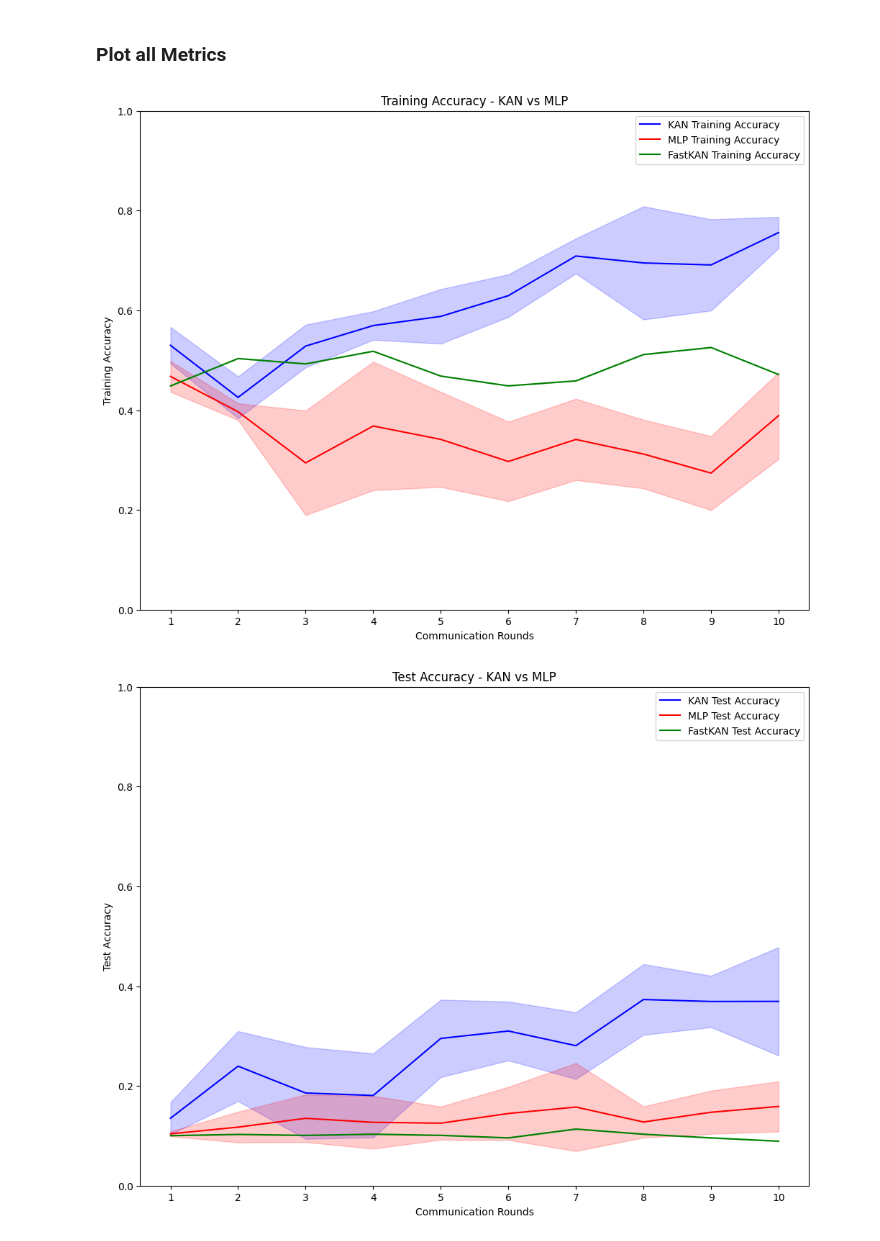
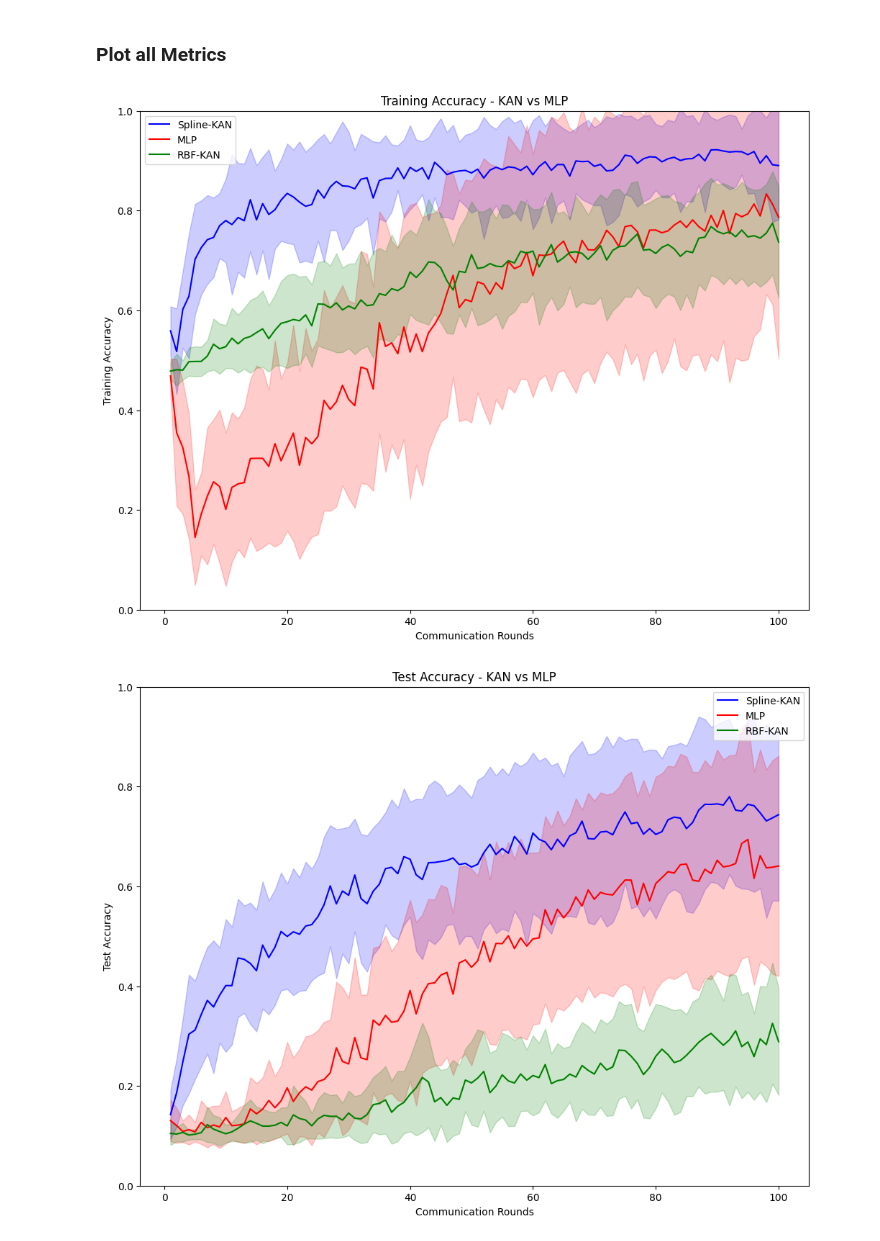
Before and after one commit to artsasse/fedkan, a Jupyter notebook: Flower_MNIST_MLP.ipynb, the cells around one changed output. Cells and saved outputs as stored; diff of their text form; code cells hidden in the pictures.

```diff
--- a/Flower_MNIST_MLP.ipynb
+++ b/Flower_MNIST_MLP.ipynb
@@ -8,16 +6,16 @@ This notebook is based mainly on the Flower Tutorial "Use a federated learning s
 ## Global Values
 # %%
 NUM_PARTITIONS = 100
-BATCH_SIZE = 100
-LOCAL_EPOCHS = 1
+BATCH_SIZE = 64
+LOCAL_EPOCHS = 5
 FRACTION_CLIENTS = 0.1
-COMM_ROUNDS = 10
-NET_TYPE = "fastkan"
+COMM_ROUNDS = 100
+NET_TYPE = "kan"
 LEARNING_RATE = 0.1
 MOMENTUM = 0.9
 HISTORY = {}
-TRY_DEVICE = "cpu"
-SEED = 13
+TRY_DEVICE = "cuda" # 'cuda' for gpu
+SEED = 249
 # %% [markdown]
 ## Dependencies
 # %%
@@ -498,8 +530,7 @@ RuntimeError: Exception in ServerApp thread
 # %% [markdown]
 ### Serialize Results and Save to Google Drive
 # %%
-drive.mount('/content/drive')
-folder = "/content/drive/MyDrive/Colab Notebooks/KANs/Pilot Results/"
+folder = "/content/drive/Shareddrives/fedkan_pilot_mnist_results/"
 filename = f"hist_{NET_TYPE}_s{SEED}_r{COMM_ROUNDS}_{str(DEVICE)}.json"
 filepath = folder + filename
 print(f"Saving to {filepath}")
@@ -536,6 +566,9 @@ x
 # %% [markdown]
 ### Gather JSON data from Google Drive
 # %%
+# folder = "/content/drive/Shareddrives/fedkan_pilot_mnist_results/"
+folder = "/content/drive/MyDrive/LXAI_FedKAN_Data/"
+
 # Get a list of all JSON files in the folder
 json_files = [f for f in os.listdir(folder) if f.endswith('.json')]
 
@@ -616,80 +659,80 @@ figsize=(12, 9)
 # Plot Training Accuracy with error bands for 'kan' and 'mlp'
 plt.figure(figsize=figsize)
 
-plt.plot(comm_rounds, kan_results[0], 'b-', label='KAN Training Accuracy')
+plt.plot(comm_rounds, kan_results[0], 'b-', label='Spline-KAN')
 plt.fill_between(comm_rounds, kan_results[0] - kan_results[1], kan_results[0] + kan_results[1], color='b', alpha=0.2)
 
-plt.plot(comm_rounds, mlp_results[0], 'r-', label='MLP Training Accuracy')
+plt.plot(comm_rounds, mlp_results[0], 'r-', label='MLP')
 plt.fill_between(comm_rounds, mlp_results[0] - mlp_results[1], mlp_results[0] + mlp_results[1], color='r', alpha=0.2)
 
-plt.plot(comm_rounds, fastkan_results[0], 'g-', label='FastKAN Training Accuracy')
+plt.plot(comm_rounds, fastkan_results[0], 'g-', label='RBF-KAN')
 plt.fill_between(comm_rounds, fastkan_results[0] - fastkan_results[1], fastkan_results[0] + fastkan_results[1], color='g', alpha=0.2)
 
 plt.title(f"Training Accuracy - KAN vs MLP")
 plt.xlabel("Communication Rounds")
 plt.ylabel("Training Accuracy")
 plt.ylim(0, 1)
-plt.xticks(comm_rounds)
+# plt.xticks(comm_rounds)
 plt.legend()
 plt.show()
 
 # Plot Test Accuracy with error bands for 'kan' and 'mlp'
 plt.figure(figsize=figsize)
 
-plt.plot(comm_rounds, kan_results[2], 'b-', label='KAN Test Accuracy')
+plt.plot(comm_rounds, kan_results[2], 'b-', label='Spline-KAN')
 plt.fill_between(comm_rounds, kan_results[2] - kan_results[3], kan_results[2] + kan_results[3], color='b', alpha=0.2)
 
-plt.plot(comm_rounds, mlp_results[2], 'r-', label='MLP Test Accuracy')
+plt.plot(comm_rounds, mlp_results[2], 'r-', label='MLP')
 plt.fill_between(comm_rounds, mlp_results[2] - mlp_results[3], mlp_results[2] + mlp_results[3], color='r', alpha=0.2)
 
-plt.plot(comm_rounds, fastkan_results[2], 'g-', label='FastKAN Test Accuracy')
+plt.plot(comm_rounds, fastkan_results[2], 'g-', label='RBF-KAN')
 plt.fill_between(comm_rounds, fastkan_results[2] - fastkan_results[3], fastkan_results[2] + fastkan_results[3], color='g', alpha=0.2)
 
 plt.title(f"Test Accuracy - KAN vs MLP")
 plt.xlabel("Communication Rounds")
 plt.ylabel("Test Accuracy")
 plt.ylim(0, 1)
-plt.xticks(comm_rounds)
+# plt.xticks(comm_rounds)
 plt.legend()
 plt.show()
 
 # Plot Training Loss with error bands for 'kan' and 'mlp'
 plt.figure(figsize=figsize)
 
-plt.plot(comm_rounds, kan_results[4], 'b-', label='KAN Training Loss')
+plt.plot(comm_rounds, kan_results[4], 'b-', label='Spline-KAN')
 plt.fill_between(comm_rounds, kan_results[4] - kan_results[5], kan_results[4] + kan_results[5], color='b', alpha=0.2)
 
-plt.plot(comm_rounds, mlp_results[4], 'r-', label='MLP Training Loss')
+plt.plot(comm_rounds, mlp_results[4], 'r-', label='MLP')
 plt.fill_between(comm_rounds, mlp_results[4] - mlp_results[5], mlp_results[4] + mlp_results[5], color='r', alpha=0.2)
 
-plt.plot(comm_rounds, fastkan_results[4], 'g-', label='FastKAN Training Loss')
+plt.plot(comm_rounds, fastkan_results[4], 'g-', label='RBF-KAN')
 plt.fill_between(comm_rounds, fastkan_results[4] - fastkan_results[5], fastkan_results[4] + fastkan_results[5], color='g', alpha=0.2)
 
 plt.title(f"Training Loss - KAN vs MLP")
 plt.xlabel("Communication Rounds")
 plt.ylabel("Training Loss")
-plt.xticks(comm_rounds)
+# plt.xticks(comm_rounds)
 plt.legend()
 plt.show()
 
 # Plot Test Loss with error bands for 'kan' and 'mlp'
 plt.figure(figsize=figsize)
 
-plt.plot(comm_rounds, kan_results[6], 'b-', label='KAN Test Loss')
+plt.plot(comm_rounds, kan_results[6], 'b-', label='Spline-KAN')
 plt.fill_between(comm_rounds, kan_results[6] - kan_results[7], kan_results[6] + kan_results[7], color='b', alpha=0.2)
 
-plt.plot(comm_rounds, mlp_results[6], 'r-', label='MLP Test Loss')
+plt.plot(comm_rounds, mlp_results[6], 'r-', label='MLP')
 plt.fill_between(comm_rounds, mlp_results[6] - mlp_results[7], mlp_results[6] + mlp_results[7], color='r', alpha=0.2)
 
-plt.plot(comm_rounds, fastkan_results[6], 'g-', label='FastKAN Test Loss')
+plt.plot(comm_rounds, fastkan_results[6], 'g-', label='RBF-KAN')
 plt.fill_between(comm_rounds, fastkan_results[6] - fastkan_results[7], fastkan_results[6] + fastkan_results[7], color='g', alpha=0.2)
 
 plt.title(f"Test Loss - KAN vs MLP")
 plt.xlabel("Communication Rounds")
 plt.ylabel("Test Loss")
-plt.xticks(comm_rounds)
+# plt.xticks(comm_rounds)
 plt.legend()
 plt.show()
 # %% [output]
-[figure, old version]
+[figure, new version]
-[figure, old version]
+[figure, new version]
```
Also changed, not shown: parts of 57 cells of this notebook.
